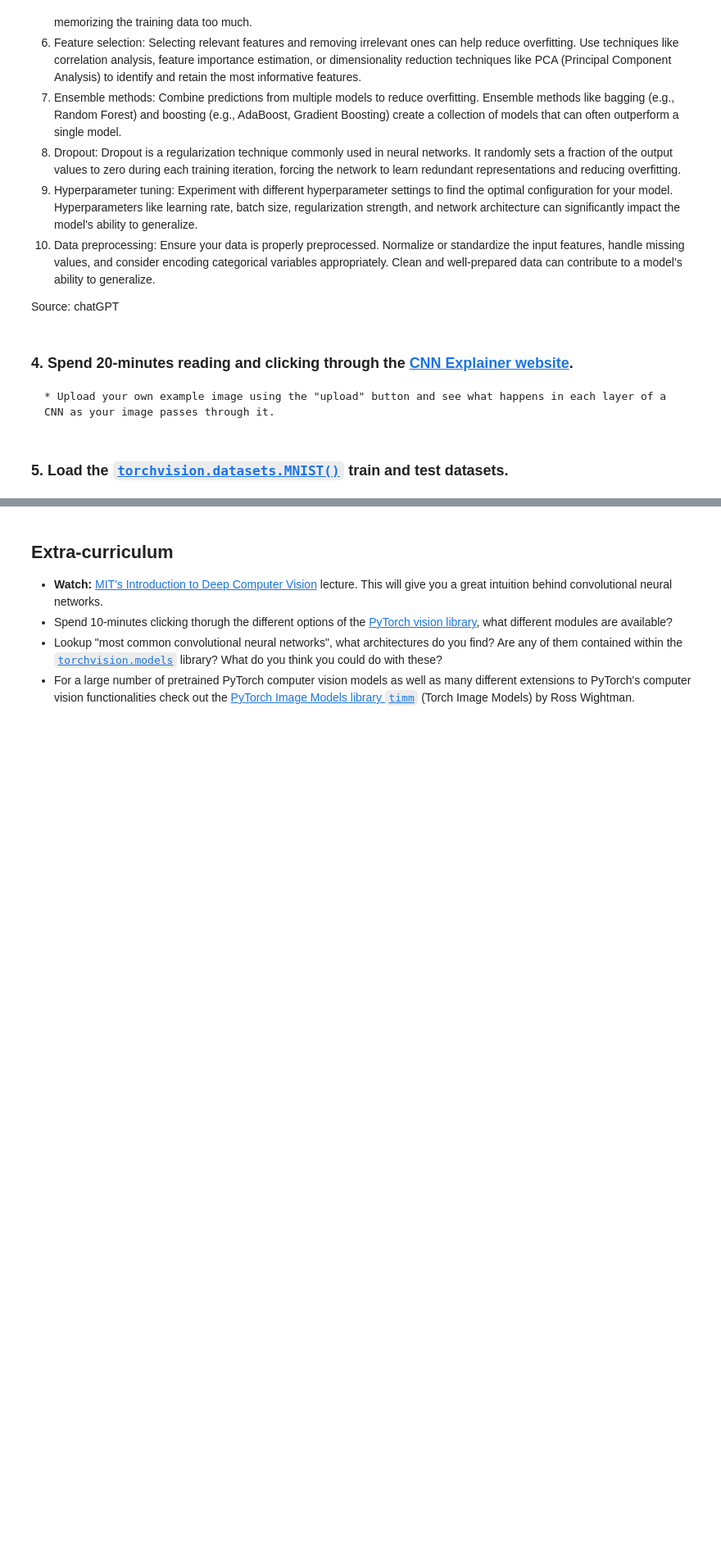
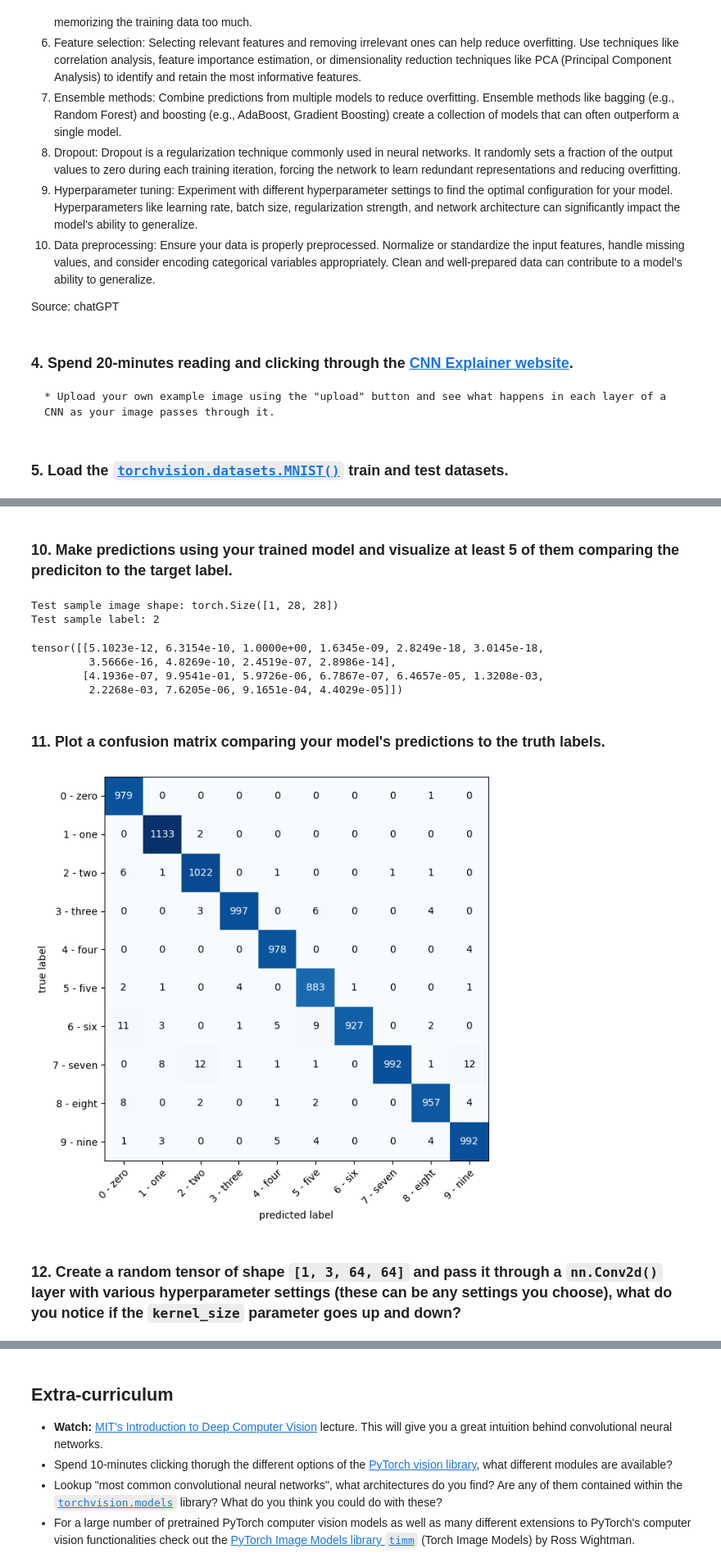
Before and after one commit to amrirasyidi/ztm_pytorch_learn, a Jupyter notebook: 03_pytorch_computer_vision.ipynb, the cells around one changed output, grey strips where cells are left out. Shown at 82% size. Cells and saved outputs as stored; diff of their text form; code cells hidden in the pictures; blank space fills up the shorter version.

```diff
--- a/03_pytorch_computer_vision.ipynb
+++ b/03_pytorch_computer_vision.ipynb
@@ -2059,0 +2152,7 @@ train_loader = torch.utils.data.DataLoader(
+# %%
+## loss function and optimizer
+loss_fn = nn.CrossEntropyLoss()
+optimizer = torch.optim.SGD(model_2.parameters(), lr=LEARNING_RATE)
+
+## accuracy
+# metric = torchmetrics.classification.Accuracy(task="multiclass", num_classes=len(mnist_train.classes)).to(device)
@@ -2059,0 +2198,68 @@ train_loader = torch.utils.data.DataLoader(
+# %% [markdown]
+### 10. Make predictions using your trained model and visualize at least 5 of them comparing the prediciton to the target label.
+# %%
+import random
+random.seed(42)
+test_samples = []
+test_labels = []
+for sample, label in random.sample(list(mnist_test), k=5):
+    test_samples.append(sample)
+    test_labels.append(label)
+
+# View the first test sample shape and label
+print(f"Test sample image shape: {test_samples[0].shape}\nTest sample label: {test_labels[0]}")
+# %% [output]
+Test sample image shape: torch.Size([1, 28, 28])
+Test sample label: 2
+# %%
+# Make predictions on test samples with model 2
+pred_probs= make_predictions(model=model_2,
+                             data=test_samples)
+
+# View first two prediction probabilities list
+pred_probs[:2]
+# %% [output]
+tensor([[5.1023e-12, 6.3154e-10, 1.0000e+00, 1.6345e-09, 2.8249e-18, 3.0145e-18,
+         3.5666e-16, 4.8269e-10, 2.4519e-07, 2.8986e-14],
+        [4.1936e-07, 9.9541e-01, 5.9726e-06, 6.7867e-07, 6.4657e-05, 1.3208e-03,
+         2.2268e-03, 7.6205e-06, 9.1651e-04, 4.4029e-05]])
+# %% [markdown]
+### 11. Plot a confusion matrix comparing your model's predictions to the truth labels.
+# %%
+# Import tqdm for progress bar
+from tqdm.auto import tqdm
+
+# 1. Make predictions with trained model
+y_preds = []
+model_2.eval()
+with torch.inference_mode():
+  for X, y in tqdm(test_dataloader, desc="Making predictions"):
+    # Send data and targets to target device
+    X, y = X.to(device), y.to(device)
+    # Do the forward pass
+    y_logit = model_2(X)
+    # Turn predictions from logits -> prediction probabilities -> predictions labels
+    y_pred = torch.softmax(y_logit, dim=1).argmax(dim=1)
+    # Put predictions on CPU for evaluation
+    y_preds.append(y_pred.cpu())
+# Concatenate list of predictions into a tensor
+y_pred_tensor = torch.cat(y_preds)
+# %%
+from torchmetrics import ConfusionMatrix
+from mlxtend.plotting import plot_confusion_matrix
+
+# 2. Setup confusion matrix instance and compare predictions to targets
+confmat = ConfusionMatrix(num_classes=len(mnist_train.classes), task='multiclass')
+confmat_tensor = confmat(preds=y_pred_tensor,
+                         target=mnist_test.targets)
+
+# 3. Plot the confusion matrix
+fig, ax = plot_confusion_matrix(
+    conf_mat=confmat_tensor.numpy(), # matplotlib likes working with NumPy
+    class_names=mnist_train.classes, # turn the row and column labels into class names
+    figsize=(10, 7)
+);
+# %% [output]
+[figure, added]
+# %% [markdown]
+### 12. Create a random tensor of shape `[1, 3, 64, 64]` and pass it through a `nn.Conv2d()` layer with various hyperparameter settings (these can be any settings you choose), what do you notice if the `kernel_size` parameter goes up and down?
```
Also changed, not shown: parts of 25 cells of this notebook.
